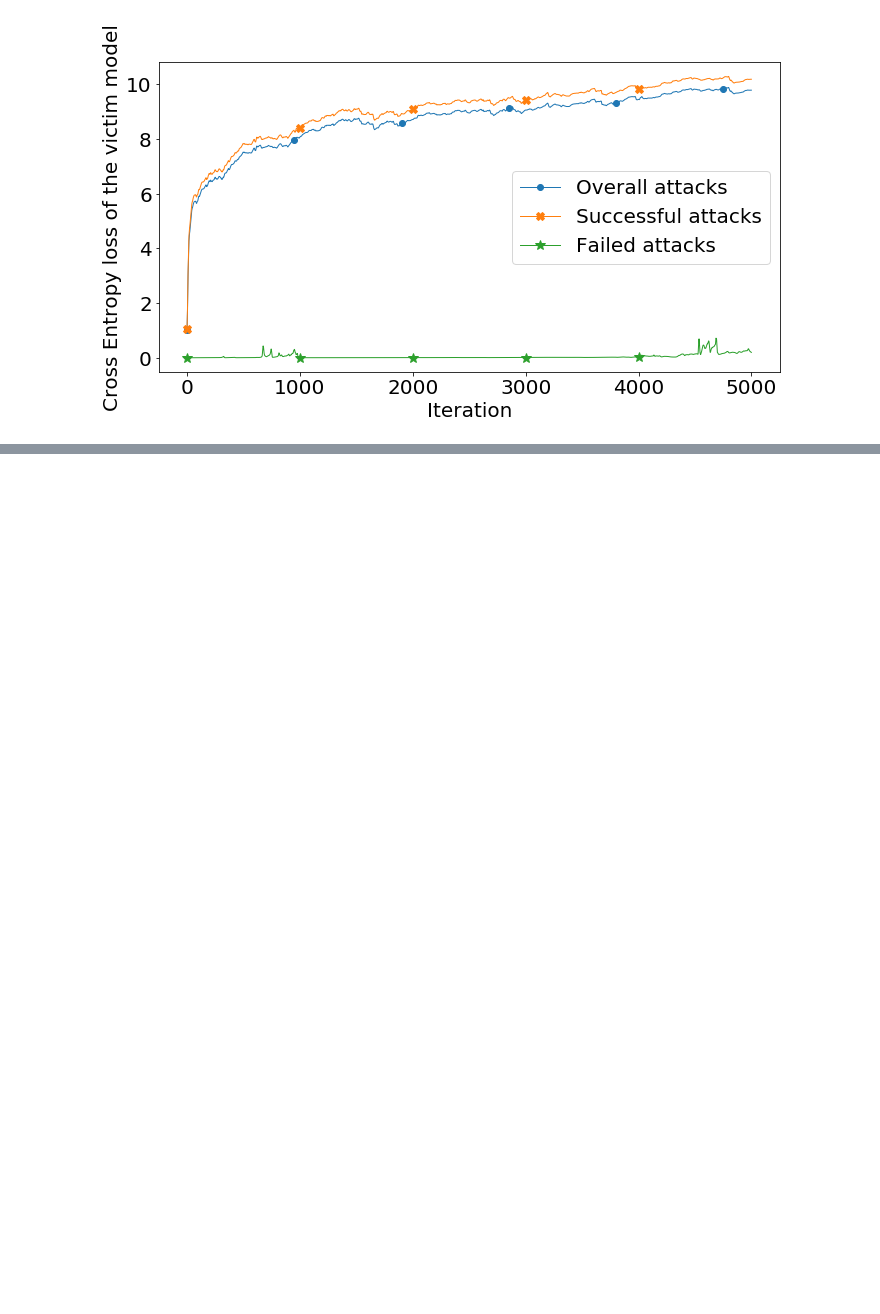
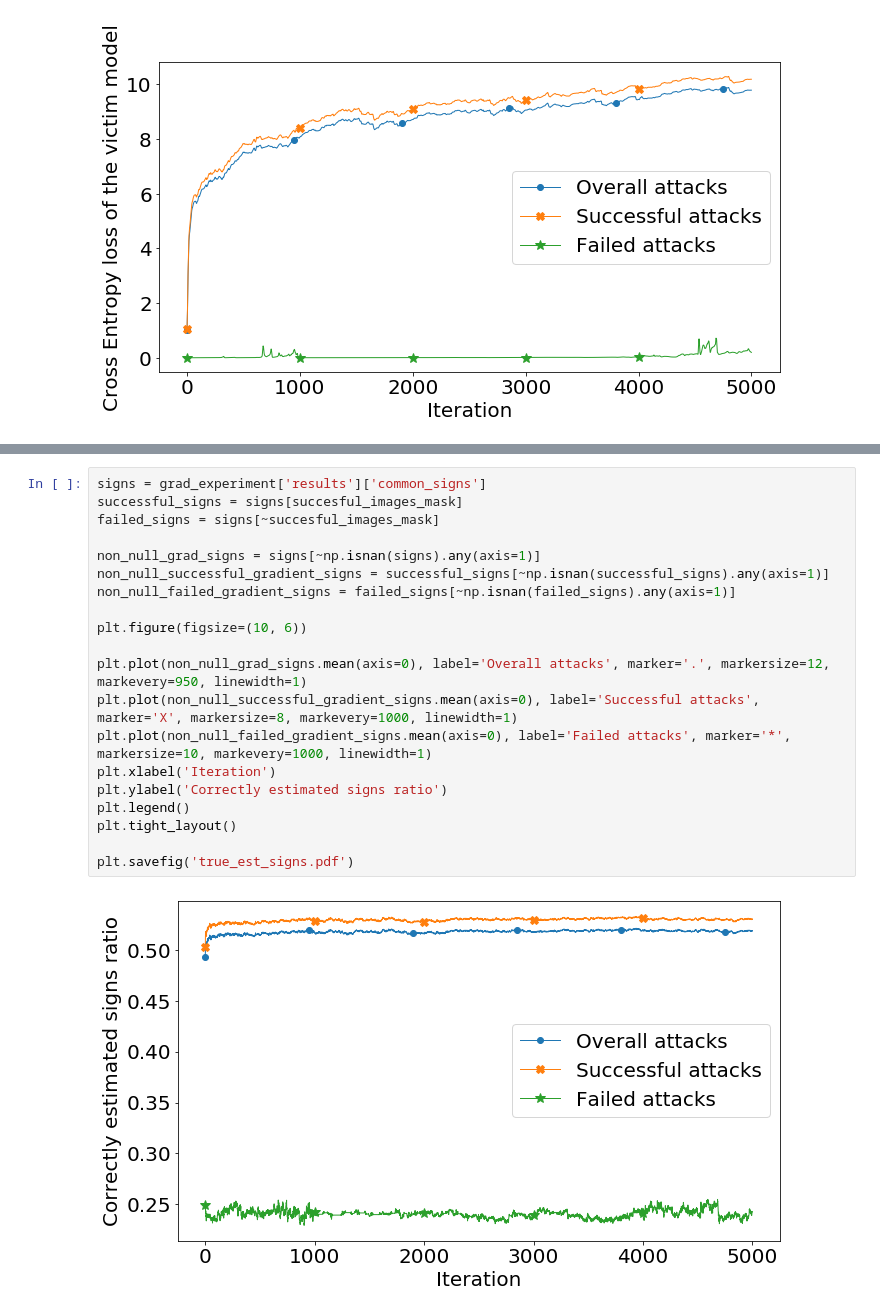
Before and after one commit to epfl-ml-reproducers/subspace-attack-reproduction, a Jupyter notebook: notebooks/experiment_analysis.ipynb, the cells around one changed output, grey strips where cells are left out. Saved outputs shown, nothing was run; the diff lists cells and outputs as text; blank space fills up the shorter version.

```diff
--- a/notebooks/experiment_analysis.ipynb
+++ b/notebooks/experiment_analysis.ipynb
@@ -296,0 +341,22 @@ stat, p = normaltest(non_null_grad_sim, axis=0)
+# %%
+signs = grad_experiment['results']['common_signs']
+successful_signs = signs[succesful_images_mask]
+failed_signs = signs[~succesful_images_mask]
+
+non_null_grad_signs = signs[~np.isnan(signs).any(axis=1)]
+non_null_successful_gradient_signs = successful_signs[~np.isnan(successful_signs).any(axis=1)]
+non_null_failed_gradient_signs = failed_signs[~np.isnan(failed_signs).any(axis=1)]
+
+plt.figure(figsize=(10, 6))
+
+plt.plot(non_null_grad_signs.mean(axis=0), label='Overall attacks', marker='.', markersize=12, markevery=950, linewidth=1)
+plt.plot(non_null_successful_gradient_signs.mean(axis=0), label='Successful attacks', marker='X', markersize=8, markevery=1000, linewidth=1)
+plt.plot(non_null_failed_gradient_signs.mean(axis=0), label='Failed attacks', marker='*', markersize=10, markevery=1000, linewidth=1)
+plt.xlabel('Iteration')
+plt.ylabel('Correctly estimated signs ratio')
+plt.legend()
+plt.tight_layout()
+
+plt.savefig('true_est_signs.pdf')
+# %% [output]
+[figure, added]
```
Also changed, not shown: parts of 9 cells of this notebook, 7 other files.
